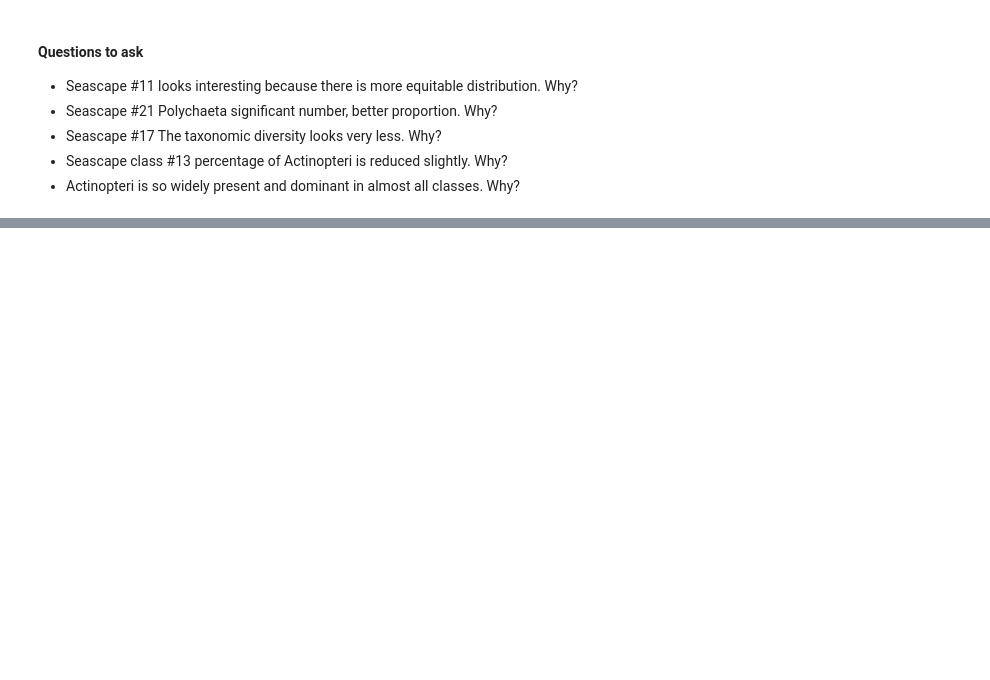
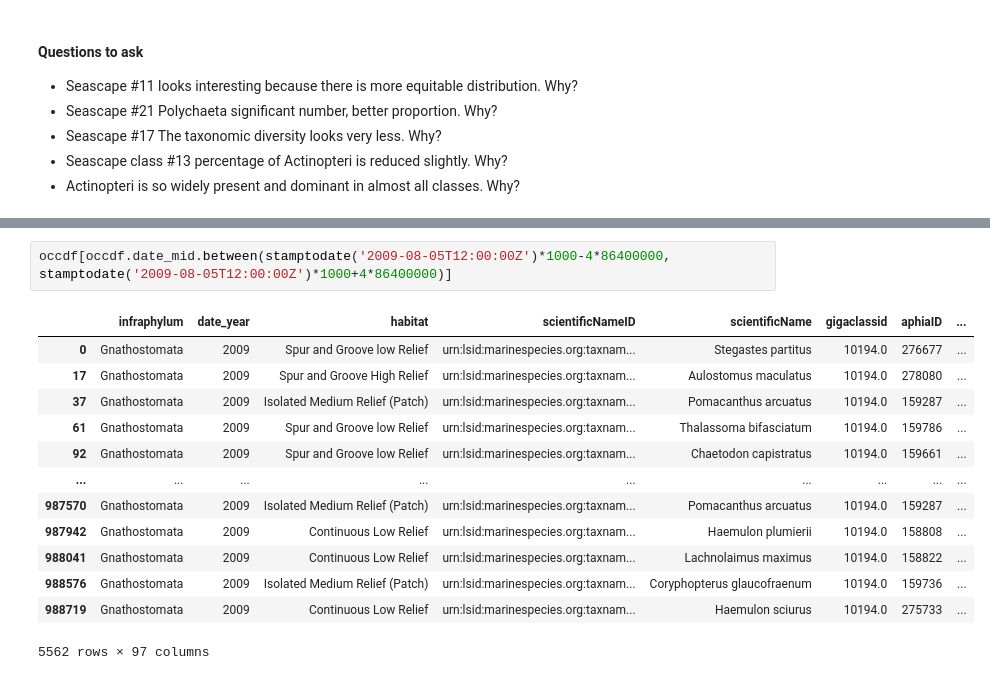
Before and after one commit to ayushanand18/obis-research, a Jupyter notebook: notebooks/characterizing-seascapes-taxanomically.ipynb, the cells around one changed output, grey strips where cells are left out. Saved outputs shown, nothing was run; the diff lists cells and outputs as text; blank space fills up the shorter version.

```diff
--- a/notebooks/characterizing-seascapes-taxanomically.ipynb
+++ b/notebooks/characterizing-seascapes-taxanomically.ipynb
@@ -476,0 +576,16 @@ We started with some questions at the beginning. We did an extensive analysis to
+# %%
+occdf[occdf.date_mid.between(stamptodate('2009-08-05T12:00:00Z')*1000-4*86400000, stamptodate('2009-08-05T12:00:00Z')*1000+4*86400000)]
+# %% [output]
+|  | infraphylum | date_year | habitat | scientificNameID | scientificName | gigaclassid | aphiaID | ... |
+| 0 | Gnathostomata | 2009 | Spur and Groove low Relief | urn:lsid:marinespecies.org:taxnam... | Stegastes partitus | 10194.0 | 276677 | ... |
+| 17 | Gnathostomata | 2009 | Spur and Groove High Relief | urn:lsid:marinespecies.org:taxnam... | Aulostomus maculatus | 10194.0 | 278080 | ... |
+| 37 | Gnathostomata | 2009 | Isolated Medium Relief (Patch) | urn:lsid:marinespecies.org:taxnam... | Pomacanthus arcuatus | 10194.0 | 159287 | ... |
+| 61 | Gnathostomata | 2009 | Spur and Groove low Relief | urn:lsid:marinespecies.org:taxnam... | Thalassoma bifasciatum | 10194.0 | 159786 | ... |
+| 92 | Gnathostomata | 2009 | Spur and Groove low Relief | urn:lsid:marinespecies.org:taxnam... | Chaetodon capistratus | 10194.0 | 159661 | ... |
+| ... | ... | ... | ... | ... | ... | ... | ... | ... |
+| 987570 | Gnathostomata | 2009 | Isolated Medium Relief (Patch) | urn:lsid:marinespecies.org:taxnam... | Pomacanthus arcuatus | 10194.0 | 159287 | ... |
+| 987942 | Gnathostomata | 2009 | Continuous Low Relief | urn:lsid:marinespecies.org:taxnam... | Haemulon plumierii | 10194.0 | 158808 | ... |
+| 988041 | Gnathostomata | 2009 | Continuous Low Relief | urn:lsid:marinespecies.org:taxnam... | Lachnolaimus maximus | 10194.0 | 158822 | ... |
+| 988576 | Gnathostomata | 2009 | Isolated Medium Relief (Patch) | urn:lsid:marinespecies.org:taxnam... | Coryphopterus glaucofraenum | 10194.0 | 159736 | ... |
+| 988719 | Gnathostomata | 2009 | Continuous Low Relief | urn:lsid:marinespecies.org:taxnam... | Haemulon sciurus | 10194.0 | 275733 | ... |
+5562 rows × 97 columns
```
Also changed, not shown: parts of 23 cells of this notebook.
